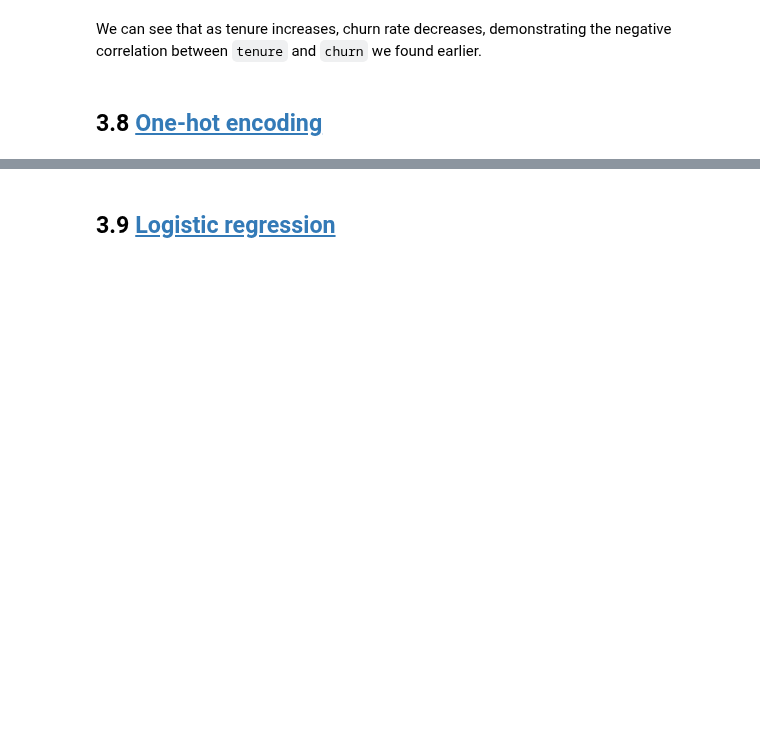
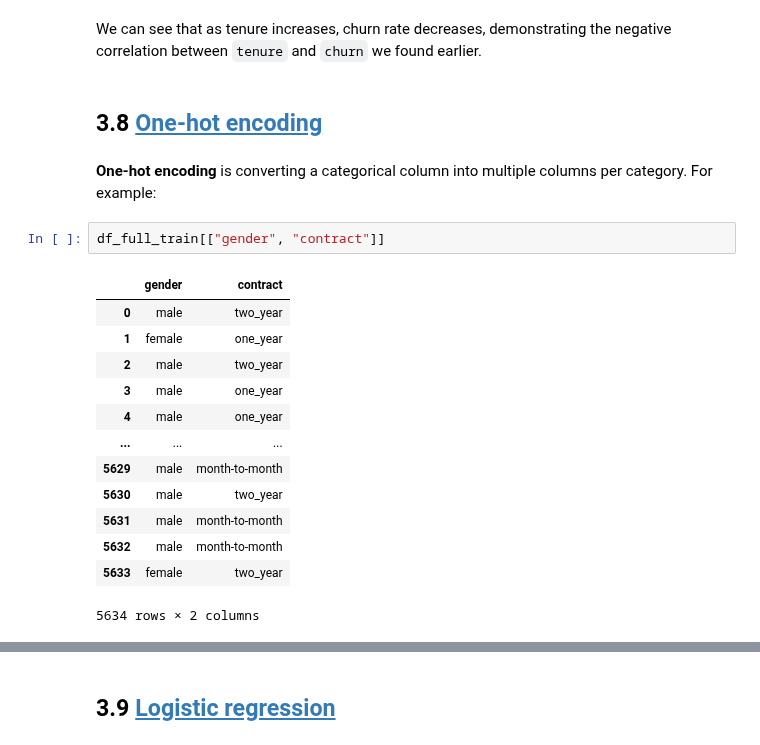
Before and after one commit to kemaldahha/machine-learning-course, a Jupyter notebook: week_3_notes.ipynb, the cells around one changed output, grey strips where cells are left out. Drawn from its saved outputs; the diff is of its cells as text; blank space fills up the shorter version.

```diff
--- a/week_3_notes.ipynb
+++ b/week_3_notes.ipynb
@@ -502,3 +502,21 @@ We can see that as `tenure` increases, the likelihood of `churn` decreases. Same
 We can see that as tenure increases, churn rate decreases, demonstrating the negative correlation between `tenure` and `churn` we found earlier.
 # %% [markdown]
 ## 3.8 [One-hot encoding](https://github.com/DataTalksClub/machine-learning-zoomcamp/blob/master/03-classification/08-ohe.md)
+# %% [markdown]
+**One-hot encoding** is converting a categorical column into multiple columns per category. For example:
+# %%
+df_full_train[["gender", "contract"]]
+# %% [output]
+|  | gender | contract |
+| 0 | male | two_year |
+| 1 | female | one_year |
+| 2 | male | two_year |
+| 3 | male | one_year |
+| 4 | male | one_year |
+| ... | ... | ... |
+| 5629 | male | month-to-month |
+| 5630 | male | two_year |
+| 5631 | male | month-to-month |
+| 5632 | male | month-to-month |
+| 5633 | female | two_year |
+5634 rows × 2 columns
```
Also changed, not shown: parts of 31 cells of this notebook, 1 other file.
